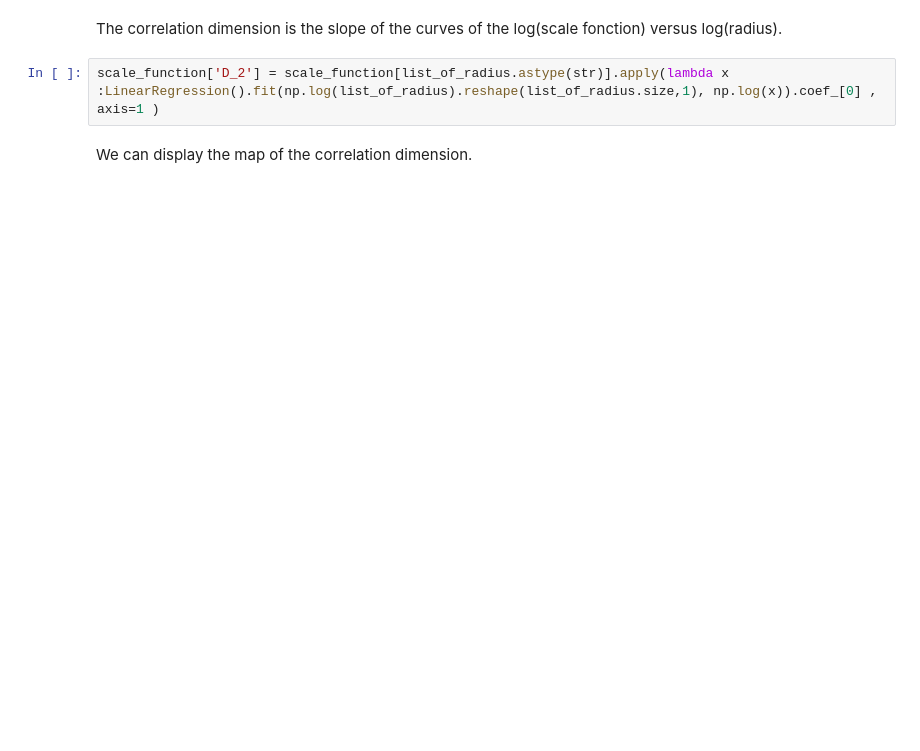
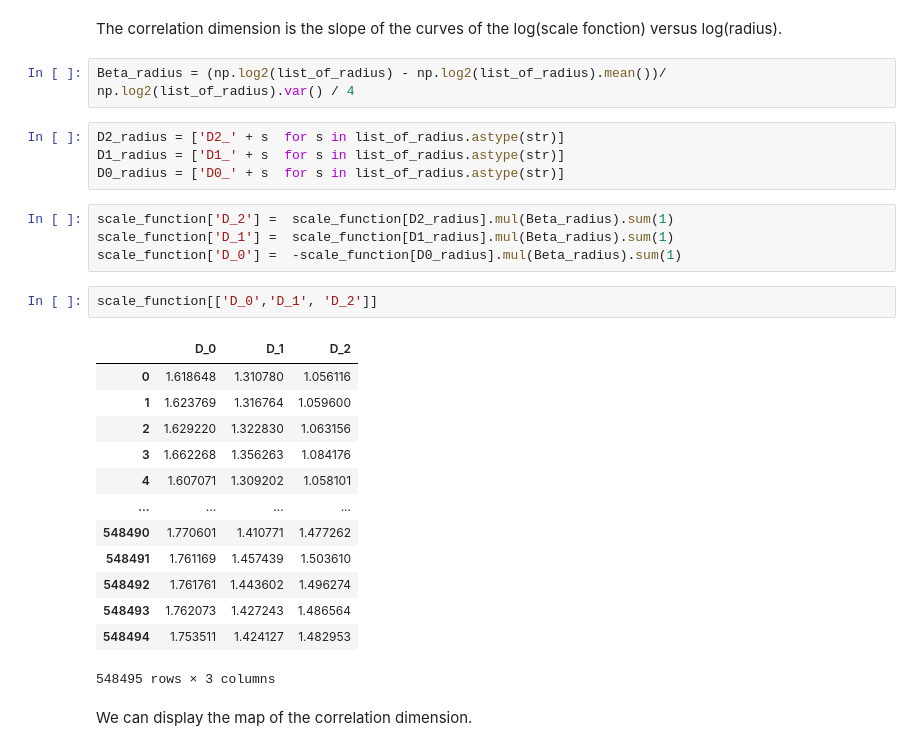
Before and after one commit to fsemecurbe/GWFA, a Jupyter notebook: Gwfa.ipynb, the cells around one changed output. Saved outputs shown, nothing was run; the diff lists cells and outputs as text; blank space fills up the shorter version.

```diff
--- a/Gwfa.ipynb
+++ b/Gwfa.ipynb
@@ -60,7 +91,31 @@ scale_function = btbpy.kernelSmoothing(neighbors, '2154', 1000, 20000, fr_1km, v
 # %% [markdown]
 The correlation dimension is the slope of the curves of the log(scale fonction) versus log(radius).
-# %%
-scale_function['D_2'] = scale_function[list_of_radius.astype(str)].apply(lambda x :LinearRegression().fit(np.log(list_of_radius).reshape(list_of_radius.size,1), np.log(x)).coef_[0] ,   axis=1 )
+# %%
+Beta_radius = (np.log2(list_of_radius) - np.log2(list_of_radius).mean())/ np.log2(list_of_radius).var() / 4
+# %%
+D2_radius = ['D2_' + s  for s in list_of_radius.astype(str)]
+D1_radius = ['D1_' + s  for s in list_of_radius.astype(str)]
+D0_radius = ['D0_' + s  for s in list_of_radius.astype(str)]
+# %%
+scale_function['D_2'] =  scale_function[D2_radius].mul(Beta_radius).sum(1)
+scale_function['D_1'] =  scale_function[D1_radius].mul(Beta_radius).sum(1)
+scale_function['D_0'] =  -scale_function[D0_radius].mul(Beta_radius).sum(1)
+# %%
+scale_function[['D_0','D_1', 'D_2']]
+# %% [output]
+|  | D_0 | D_1 | D_2 |
+| 0 | 1.618648 | 1.310780 | 1.056116 |
+| 1 | 1.623769 | 1.316764 | 1.059600 |
+| 2 | 1.629220 | 1.322830 | 1.063156 |
+| 3 | 1.662268 | 1.356263 | 1.084176 |
+| 4 | 1.607071 | 1.309202 | 1.058101 |
+| ... | ... | ... | ... |
+| 548490 | 1.770601 | 1.410771 | 1.477262 |
+| 548491 | 1.761169 | 1.457439 | 1.503610 |
+| 548492 | 1.761761 | 1.443602 | 1.496274 |
+| 548493 | 1.762073 | 1.427243 | 1.486564 |
+| 548494 | 1.753511 | 1.424127 | 1.482953 |
+548495 rows × 3 columns
 # %% [markdown]
 We can display the map of the correlation dimension.
 # %%
```
Also changed, not shown: parts of 6 cells of this notebook.
